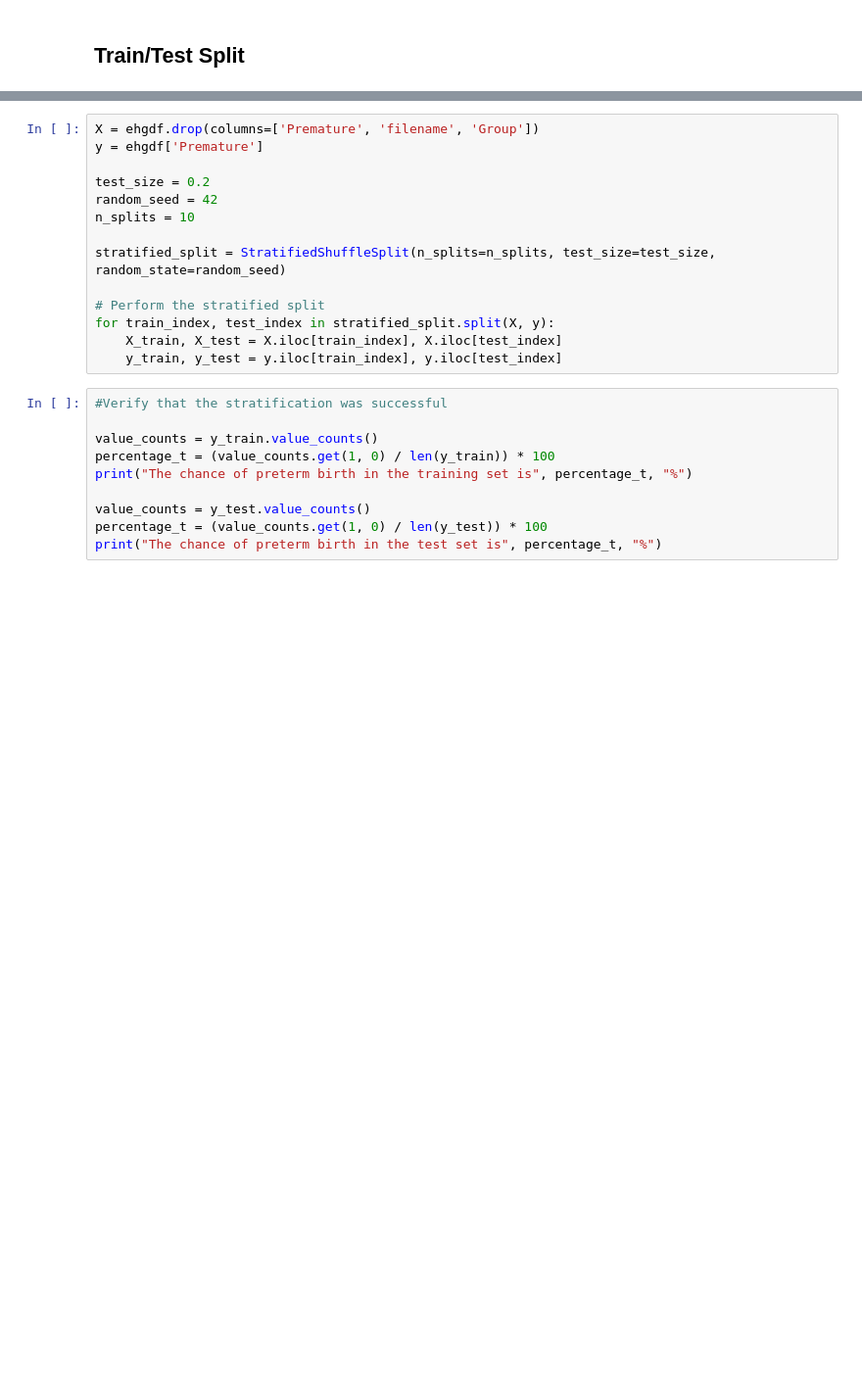
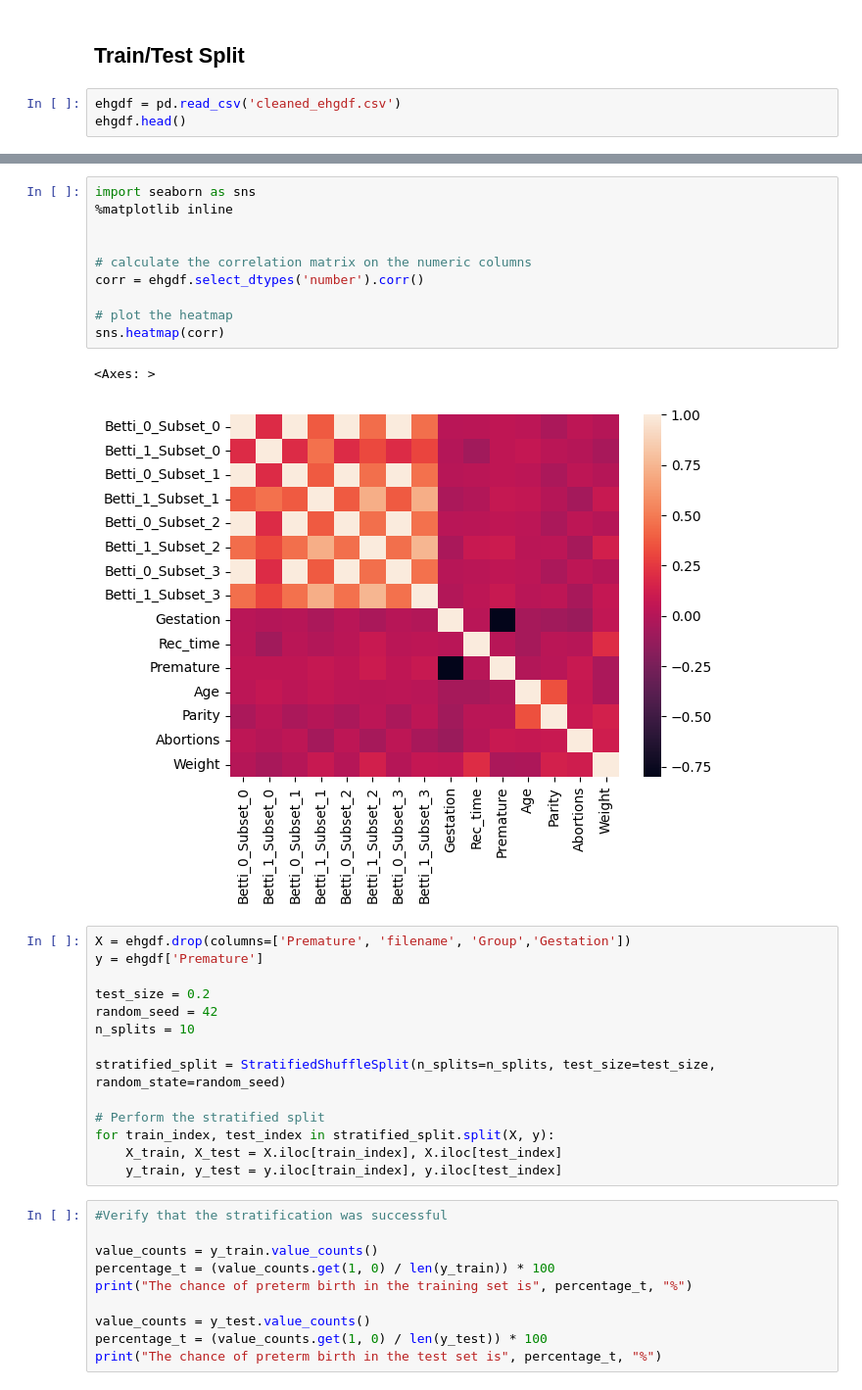
Before and after one commit to kgrillaert/ehg_tda, a Jupyter notebook: Tushar/EHG_Preterm.ipynb, the cells around one changed output, grey strips where cells are left out. Shown at 98% size. Cells and saved outputs as stored; diff of their text form; blank space fills up the shorter version.

```diff
--- a/Tushar/EHG_Preterm.ipynb
+++ b/Tushar/EHG_Preterm.ipynb
@@ -1014,3 +1014,6 @@ Training split: X_train, y_train (80%)
 Test split: X_test, y_test (20%)
 # %% [markdown]
 ## Train/Test Split
+# %%
+ehgdf = pd.read_csv('cleaned_ehgdf.csv')
+ehgdf.head()
@@ -1017,5 +1038,18 @@ Test split: X_test, y_test (20%)
+# %%
+import seaborn as sns
+%matplotlib inline
+
+
+# calculate the correlation matrix on the numeric columns
+corr = ehgdf.select_dtypes('number').corr()
+
+# plot the heatmap
+sns.heatmap(corr)
+# %% [output]
+<Axes: >
+[figure, added]
 # %%
-X = ehgdf.drop(columns=['Premature', 'filename', 'Group'])
+X = ehgdf.drop(columns=['Premature', 'filename', 'Group','Gestation'])
 y = ehgdf['Premature']
 
 test_size = 0.2
```
Also changed, not shown: parts of 6 cells of this notebook.
